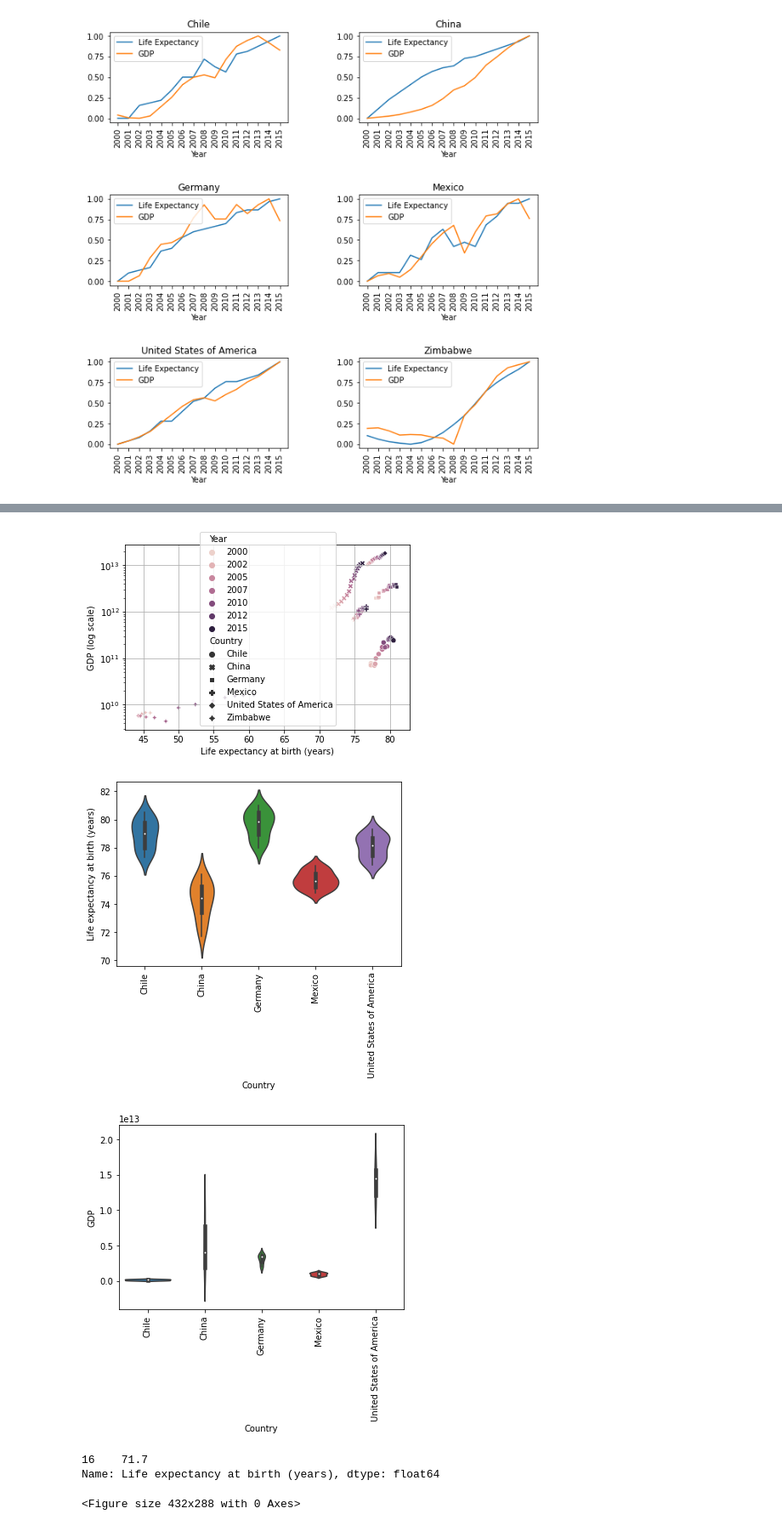
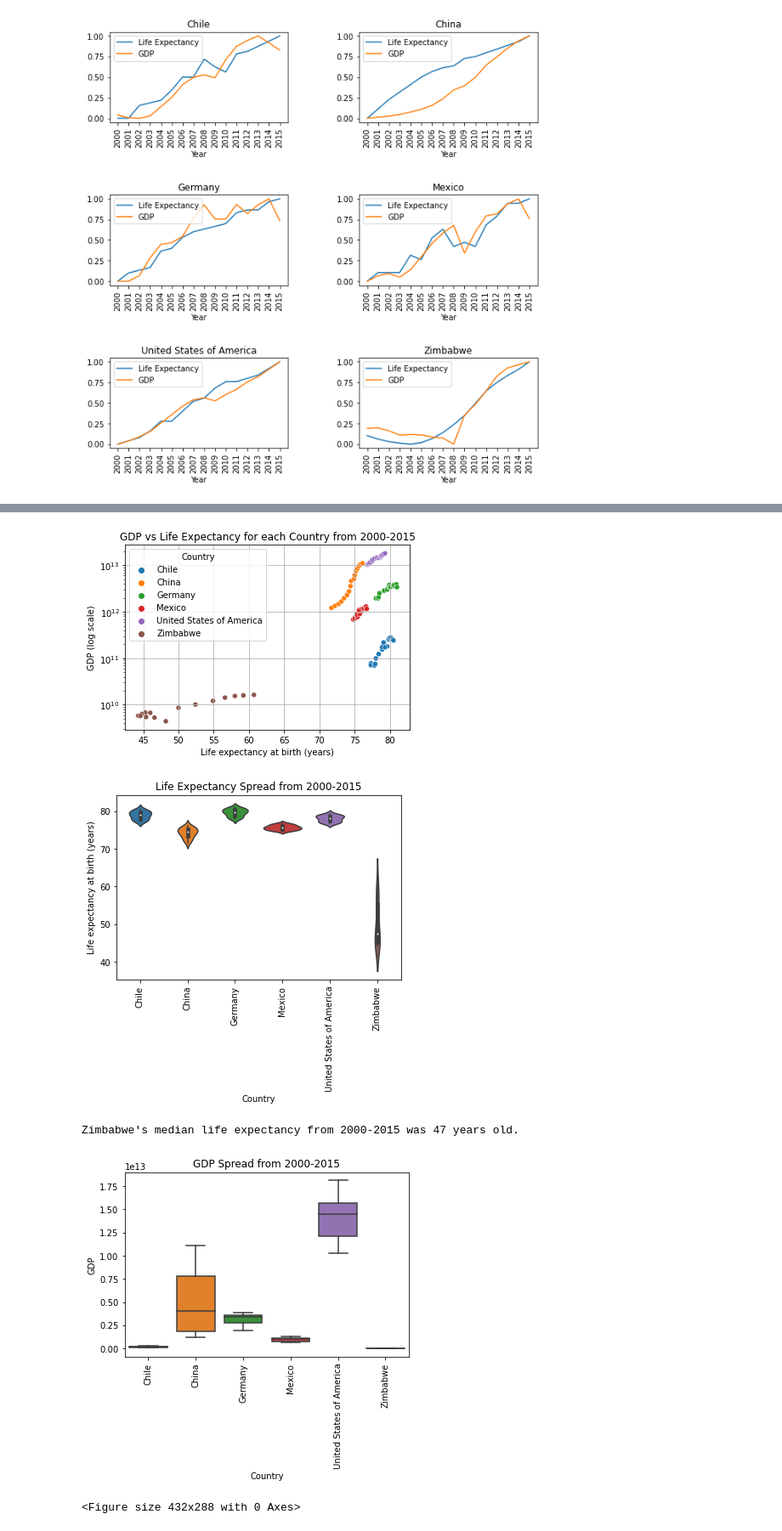
Before and after one commit to JacobCavon/Life-Expectancy-and-GDP, a Jupyter notebook: life_expectancy_gdp.ipynb, the cells around one changed output, grey strips where cells are left out. Shown at 85% size. Drawn from its saved outputs; the diff is of its cells as text; code cells hidden in the pictures.

```diff
--- a/life_expectancy_gdp.ipynb
+++ b/life_expectancy_gdp.ipynb
@@ -64,34 +150,40 @@ Life Expectancy Violion Plots for each country
 # %%
+#Plot GDP and Life Expectancy data (NOT normalized) against each other for each country
+#Create violinplots for each country of GDP and Life Expectancy
+
 df1 = df[df.Country != 'Zimbabwe']
 
 scaler = MinMaxScaler()
 norm_data = scaler.fit_transform(df[['Life expectancy at birth (years)', 'GDP']])
 
-sns.scatterplot(data=df, x='Life expectancy at birth (years)', y='GDP', hue='Year', style='Country')
+sns.scatterplot(data=df, x='Life expectancy at birth (years)', y='GDP', hue='Country')
+plt.title('GDP vs Life Expectancy for each Country from 2000-2015')
 plt.grid()
 plt.yscale('log')
 plt.ylabel('GDP (log scale)')
 plt.show()
 plt.clf()
 #Zimbabwe life expectency is very distributed, and is significantly less compared to the other countries.
 #Let's try to examine life expectancy between the other countries without Zimbabwe
 
-sns.violinplot(data=df1, x='Country', y='Life expectancy at birth (years)')
+sns.violinplot(data=df, x='Country', y='Life expectancy at birth (years)')
 plt.xticks(rotation=90)
+plt.title('Life Expectancy Spread from 2000-2015')
 plt.show()
 plt.clf()
 
-sns.violinplot(data=df1, x='Country', y='GDP')
-#plt.yscale('log')
+zimbabwe_median_life = np.median(df['Life expectancy at birth (years)'][df.Country == 'Zimbabwe'])
+
+print("Zimbabwe's median life expectancy from 2000-2015 was " + str(round(zimbabwe_median_life)) + " years old.")
+
+sns.boxplot(data=df, x='Country', y='GDP')
 plt.xticks(rotation=90)
+plt.title('GDP Spread from 2000-2015')
 plt.show()
 plt.clf()
-
-print(df['Life expectancy at birth (years)'][(df.Country == 'China') & (df.Year == 2000)])
 # %% [output]
-[figure, old version]
+[figure, new version]
-[figure, old version]
+[figure, new version]
+Zimbabwe's median life expectancy from 2000-2015 was 47 years old.
-[figure, old version]
+[figure, new version]
-16    71.7
-Name: Life expectancy at birth (years), dtype: float64
 <Figure size 432x288 with 0 Axes>
```
Also changed, not shown: parts of 15 cells of this notebook, 1 other file.
